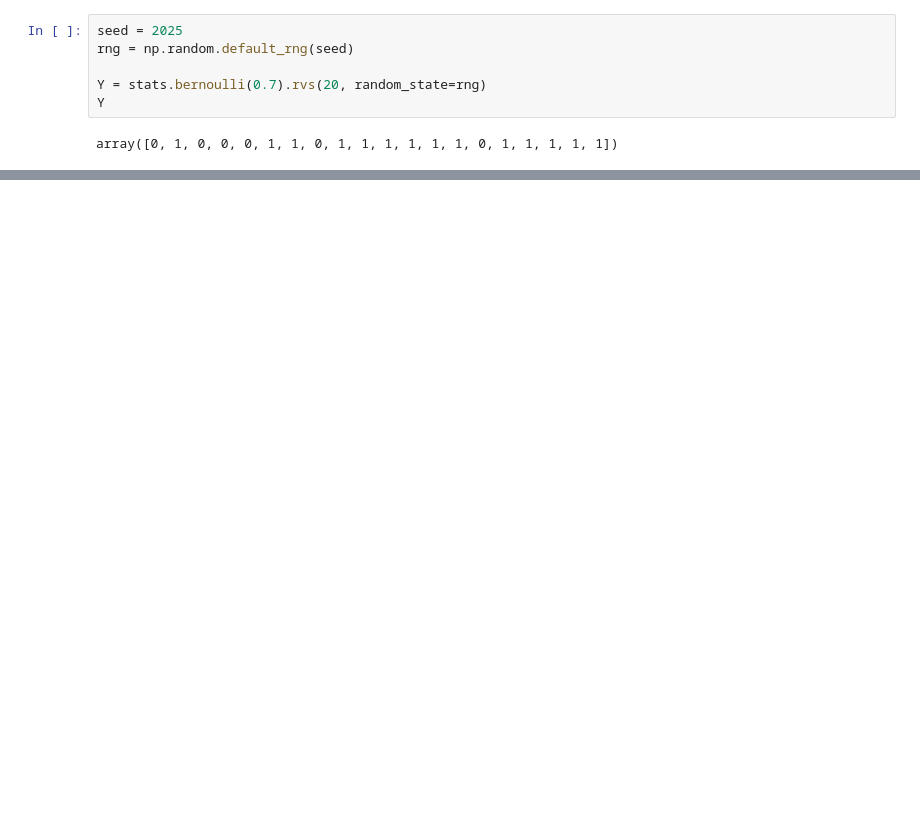
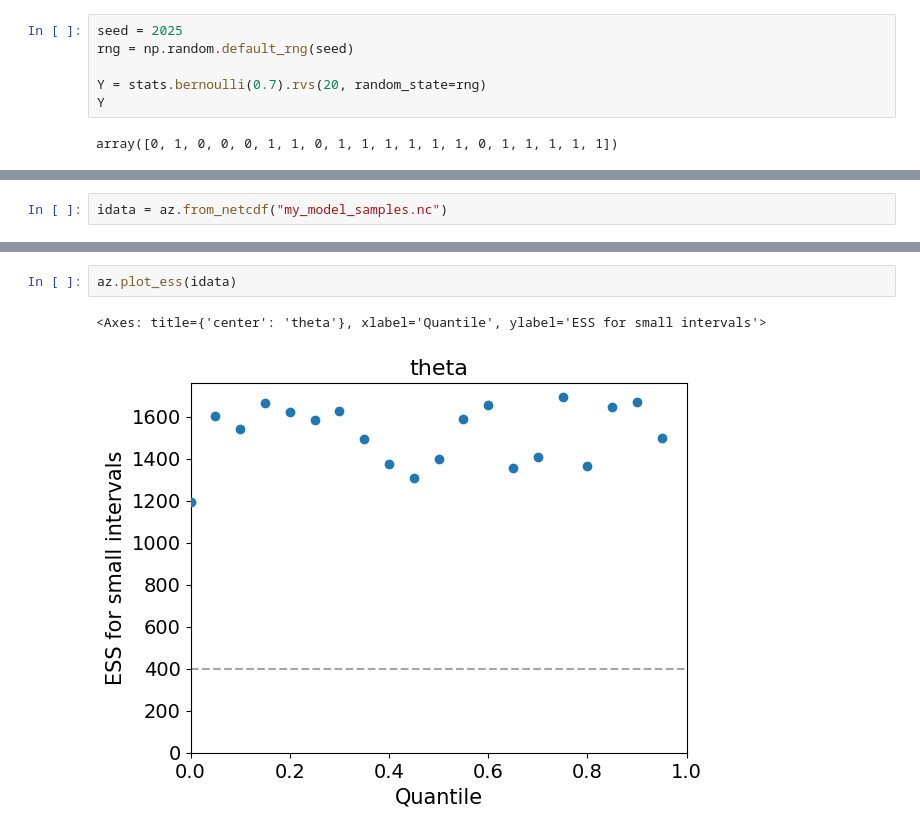
Before and after one commit to nayefahmad/bayesian-stats-notes, a Jupyter notebook: 2025-12-23_pymc-demo-beta-binomial.ipynb, the cells around one changed output, grey strips where cells are left out. Cells and saved outputs as stored; diff of their text form; blank space fills up the shorter version.

```diff
--- a/2025-12-23_pymc-demo-beta-binomial.ipynb
+++ b/2025-12-23_pymc-demo-beta-binomial.ipynb
@@ -25 +28,3 @@ Sampling 2 chains for 1_000 tune and 1_000 draw iterations (2_000 + 2_000 draws
 We recommend running at least 4 chains for robust computation of convergence diagnostics
+# %%
+idata = az.from_netcdf("my_model_samples.nc")
@@ -25,0 +55,5 @@ We recommend running at least 4 chains for robust computation of convergence dia
+# %%
+az.plot_ess(idata)
+# %% [output]
+<Axes: title={'center': 'theta'}, xlabel='Quantile', ylabel='ESS for small intervals'>
+[figure, added]
```
Also changed, not shown: parts of 11 cells of this notebook.
